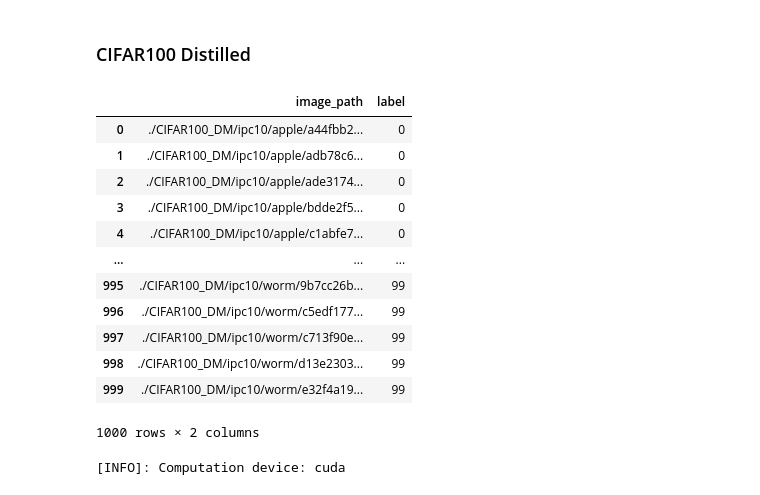
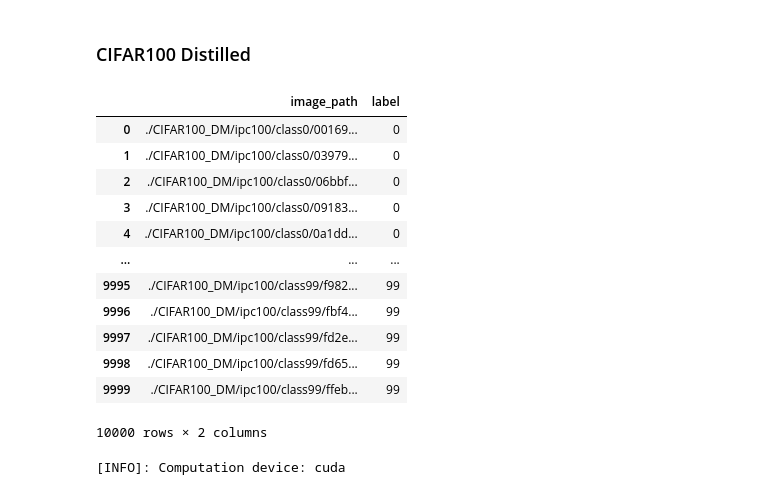
Before and after one commit to lizekai-richard/LDM4DD, a Jupyter notebook: classifier_training/Classifier Training_alexnet_cifar100.ipynb, the cells around one changed output. Drawn from its saved outputs; the diff is of its cells as text; code cells hidden in the pictures.

```diff
--- a/classifier_training/Classifier Training_alexnet_cifar100.ipynb
+++ b/classifier_training/Classifier Training_alexnet_cifar100.ipynb
@@ -28,22 +28,22 @@ class CIFAR100_Distilled(Dataset):
         label = entry.label
         return image, torch.tensor(label)
 # %%
-index_file = pd.read_csv('./CIFAR100_DM_index_files/ipc10_idx.csv')
+index_file = pd.read_csv('./CIFAR100_DM_index_files/ipc100_idx.csv')
 index_file
 # %% [output]
 |  | image_path | label |
-| 0 | ./CIFAR100_DM/ipc10/apple/a44fbb2... | 0 |
-| 1 | ./CIFAR100_DM/ipc10/apple/adb78c6... | 0 |
-| 2 | ./CIFAR100_DM/ipc10/apple/ade3174... | 0 |
-| 3 | ./CIFAR100_DM/ipc10/apple/bdde2f5... | 0 |
-| 4 | ./CIFAR100_DM/ipc10/apple/c1abfe7... | 0 |
+| 0 | ./CIFAR100_DM/ipc100/class0/00169... | 0 |
+| 1 | ./CIFAR100_DM/ipc100/class0/03979... | 0 |
+| 2 | ./CIFAR100_DM/ipc100/class0/06bbf... | 0 |
+| 3 | ./CIFAR100_DM/ipc100/class0/09183... | 0 |
+| 4 | ./CIFAR100_DM/ipc100/class0/0a1dd... | 0 |
 | ... | ... | ... |
-| 995 | ./CIFAR100_DM/ipc10/worm/9b7cc26b... | 99 |
-| 996 | ./CIFAR100_DM/ipc10/worm/c5edf177... | 99 |
-| 997 | ./CIFAR100_DM/ipc10/worm/c713f90e... | 99 |
-| 998 | ./CIFAR100_DM/ipc10/worm/d13e2303... | 99 |
-| 999 | ./CIFAR100_DM/ipc10/worm/e32f4a19... | 99 |
+| 9995 | ./CIFAR100_DM/ipc100/class99/f982... | 99 |
+| 9996 | ./CIFAR100_DM/ipc100/class99/fbf4... | 99 |
+| 9997 | ./CIFAR100_DM/ipc100/class99/fd2e... | 99 |
+| 9998 | ./CIFAR100_DM/ipc100/class99/fd65... | 99 |
+| 9999 | ./CIFAR100_DM/ipc100/class99/ffeb... | 99 |
-1000 rows × 2 columns
+10000 rows × 2 columns
 # %%
 image_normalize= transforms.Lambda(lambda img: 2 * img / 255. - 1) # normalize to [-1, 1]
 # https://github.com/Lornatang/pytorch-alexnet-cifar100/blob/master/utils/datasets.py
```
Also changed, not shown: parts of 6 cells of this notebook, 7 other files.
